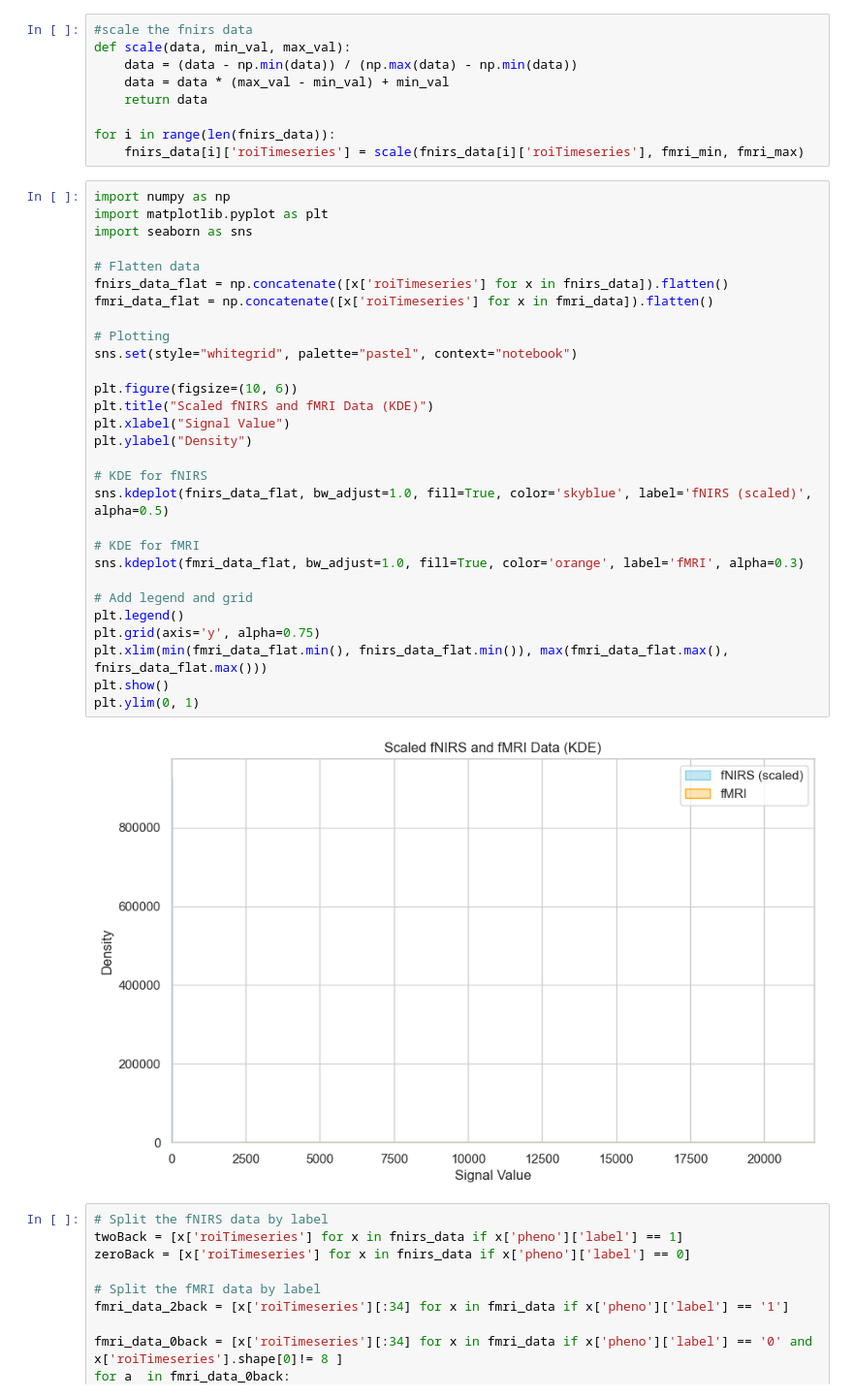
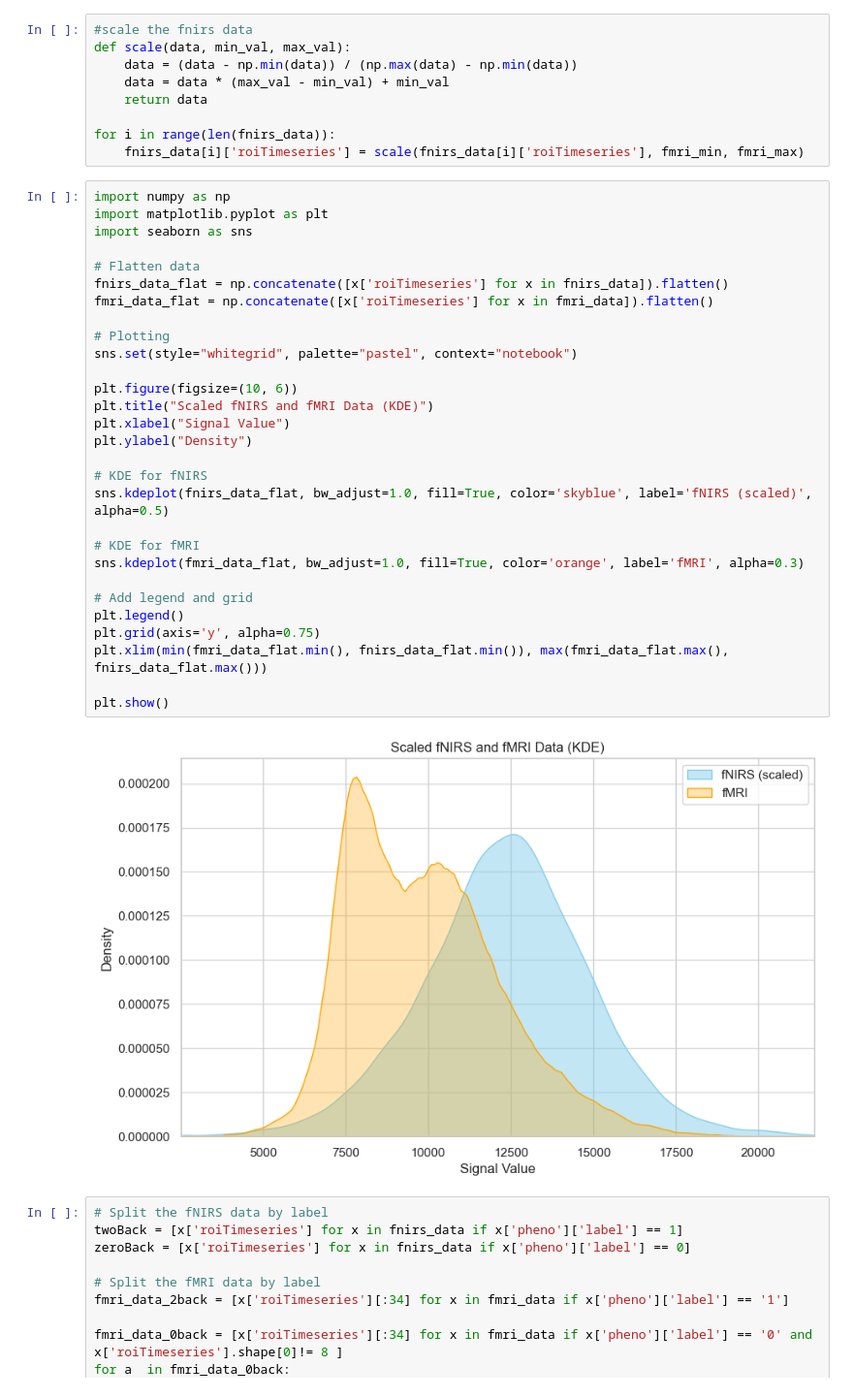
Before and after one commit to aarnol/BolT, a Jupyter notebook: Analysis/Plotting/dataVisualization.ipynb, the cells around one changed output. Shown at 97% size. Drawn from its saved outputs; the diff is of its cells as text.

```diff
--- a/Analysis/Plotting/dataVisualization.ipynb
+++ b/Analysis/Plotting/dataVisualization.ipynb
@@ -113,34 +113,34 @@ for i in range(len(fnirs_data)):
 # %%
 import numpy as np
 import matplotlib.pyplot as plt
 import seaborn as sns
 
 # Flatten data
 fnirs_data_flat = np.concatenate([x['roiTimeseries'] for x in fnirs_data]).flatten()
 fmri_data_flat = np.concatenate([x['roiTimeseries'] for x in fmri_data]).flatten()
 
 # Plotting
 sns.set(style="whitegrid", palette="pastel", context="notebook")
 
 plt.figure(figsize=(10, 6))
 plt.title("Scaled fNIRS and fMRI Data (KDE)")
 plt.xlabel("Signal Value")
 plt.ylabel("Density")
 
 # KDE for fNIRS
 sns.kdeplot(fnirs_data_flat, bw_adjust=1.0, fill=True, color='skyblue', label='fNIRS (scaled)', alpha=0.5)
 
 # KDE for fMRI
 sns.kdeplot(fmri_data_flat, bw_adjust=1.0, fill=True, color='orange', label='fMRI', alpha=0.3)
 
 # Add legend and grid
 plt.legend()
 plt.grid(axis='y', alpha=0.75)
 plt.xlim(min(fmri_data_flat.min(), fnirs_data_flat.min()), max(fmri_data_flat.max(), fnirs_data_flat.max()))
+
 plt.show()
-plt.ylim(0, 1)
 # %% [output]
-[figure, old version]
+[figure, new version]
 # %%
 # Split the fNIRS data by label
 twoBack = [x['roiTimeseries'] for x in fnirs_data if x['pheno']['label'] == 1]
```
Also changed, not shown: 30 other files.
